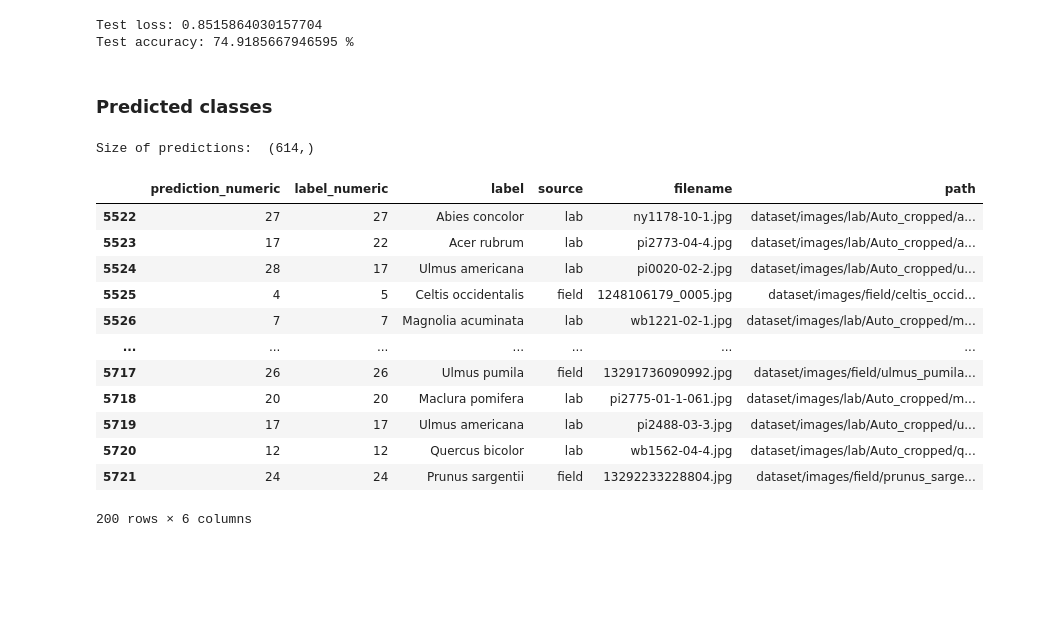
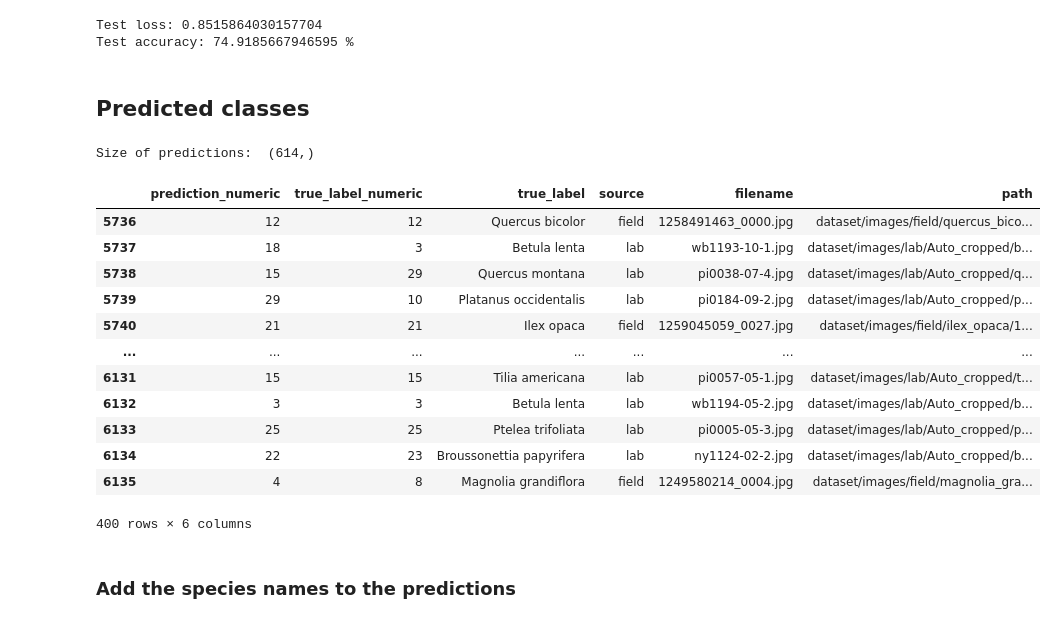
Before and after one commit to NLeSC/XAI, a Jupyter notebook: Software/LeafSnapDemo/LeafSnapModel30_ManyImagesSomeMethods.ipynb, the cells around one changed output. Saved outputs shown, nothing was run; the diff lists cells and outputs as text; code cells hidden in the pictures; blank space fills up the shorter version.

```diff
--- a/Software/LeafSnapDemo/LeafSnapModel30_ManyImagesSomeMethods.ipynb
+++ b/Software/LeafSnapDemo/LeafSnapModel30_ManyImagesSomeMethods.ipynb
@@ -158,31 +158,33 @@ print('Test accuracy:', score[1]*100, '%')
 Test loss: 0.8515864030157704
 Test accuracy: 74.9185667946595 %
 # %% [markdown]
-### Predicted classes
+## Predicted classes
 # %%
 prediction_numeric = model.predict_classes(images_test)
 print("Size of predictions: ", np.shape(prediction_numeric))
 #strs = ["" for x in range(size)]
 #prediction = np.zeros(nim_test)
-predictions= pd.DataFrame({'prediction_numeric': prediction_numeric, 'label_numeric': labels_numeric_test, 'label': labels_test, 'source': sources_test, 'filename':filenames_test, 'path':path_test})
+predictions= pd.DataFrame({'prediction_numeric': prediction_numeric, 'true_label_numeric': labels_numeric_test, 'true_label': labels_test, 'source': sources_test, 'filename':filenames_test, 'path':path_test})
 #order columns
-predictions = predictions[['prediction_numeric', 'label_numeric', 'label', 'source', 'filename', 'path']]
-predictions.head(200)
+predictions = predictions[['prediction_numeric', 'true_label_numeric', 'true_label', 'source', 'filename', 'path']]
+predictions.tail(400)
 # %% [output]
 Size of predictions:  (614,)
-|  | prediction_numeric | label_numeric | label | source | filename | path |
-| 5522 | 27 | 27 | Abies concolor | lab | ny1178-10-1.jpg | dataset/images/lab/Auto_cropped/a... |
-| 5523 | 17 | 22 | Acer rubrum | lab | pi2773-04-4.jpg | dataset/images/lab/Auto_cropped/a... |
-| 5524 | 28 | 17 | Ulmus americana | lab | pi0020-02-2.jpg | dataset/images/lab/Auto_cropped/u... |
-| 5525 | 4 | 5 | Celtis occidentalis | field | 1248106179_0005.jpg | dataset/images/field/celtis_occid... |
-| 5526 | 7 | 7 | Magnolia acuminata | lab | wb1221-02-1.jpg | dataset/images/lab/Auto_cropped/m... |
+|  | prediction_numeric | true_label_numeric | true_label | source | filename | path |
+| 5736 | 12 | 12 | Quercus bicolor | field | 1258491463_0000.jpg | dataset/images/field/quercus_bico... |
+| 5737 | 18 | 3 | Betula lenta | lab | wb1193-10-1.jpg | dataset/images/lab/Auto_cropped/b... |
+| 5738 | 15 | 29 | Quercus montana | lab | pi0038-07-4.jpg | dataset/images/lab/Auto_cropped/q... |
+| 5739 | 29 | 10 | Platanus occidentalis | lab | pi0184-09-2.jpg | dataset/images/lab/Auto_cropped/p... |
+| 5740 | 21 | 21 | Ilex opaca | field | 1259045059_0027.jpg | dataset/images/field/ilex_opaca/1... |
 | ... | ... | ... | ... | ... | ... | ... |
-| 5717 | 26 | 26 | Ulmus pumila | field | 13291736090992.jpg | dataset/images/field/ulmus_pumila... |
-| 5718 | 20 | 20 | Maclura pomifera | lab | pi2775-01-1-061.jpg | dataset/images/lab/Auto_cropped/m... |
-| 5719 | 17 | 17 | Ulmus americana | lab | pi2488-03-3.jpg | dataset/images/lab/Auto_cropped/u... |
-| 5720 | 12 | 12 | Quercus bicolor | lab | wb1562-04-4.jpg | dataset/images/lab/Auto_cropped/q... |
-| 5721 | 24 | 24 | Prunus sargentii | field | 13292233228804.jpg | dataset/images/field/prunus_sarge... |
+| 6131 | 15 | 15 | Tilia americana | lab | pi0057-05-1.jpg | dataset/images/lab/Auto_cropped/t... |
+| 6132 | 3 | 3 | Betula lenta | lab | wb1194-05-2.jpg | dataset/images/lab/Auto_cropped/b... |
+| 6133 | 25 | 25 | Ptelea trifoliata | lab | pi0005-05-3.jpg | dataset/images/lab/Auto_cropped/p... |
+| 6134 | 22 | 23 | Broussonettia papyrifera | lab | ny1124-02-2.jpg | dataset/images/lab/Auto_cropped/b... |
+| 6135 | 4 | 8 | Magnolia grandiflora | field | 1249580214_0004.jpg | dataset/images/field/magnolia_gra... |
-200 rows × 6 columns
+400 rows × 6 columns
+# %% [markdown]
+### Add  the species names to the predictions
 # %%
 # correspondence label and label_numeric
 info_data_unique = info_data[['label', 'label_numeric']]
```
Also changed, not shown: parts of 8 cells of this notebook.
